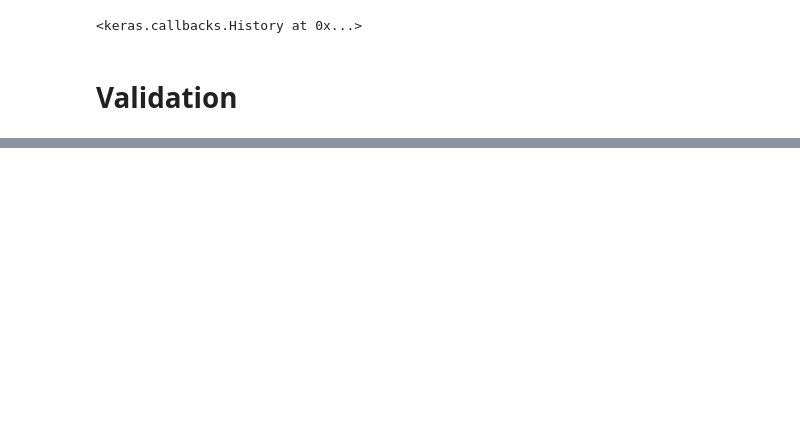
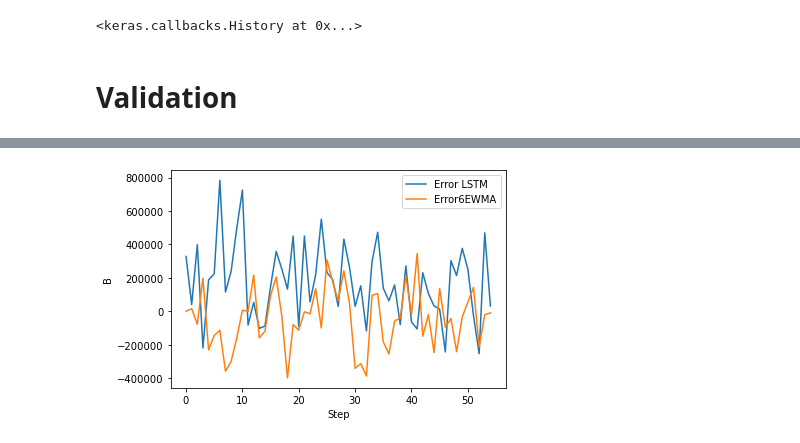
Before and after one commit to davidciria/tma-prediction-tool, a Jupyter notebook: mawi-dataset/LSTM.ipynb, the cells around one changed output, grey strips where cells are left out. Saved outputs shown, nothing was run; the diff lists cells and outputs as text; code cells hidden in the pictures; blank space fills up the shorter version.

Commit message:
Error LSTM, EWMA

```diff
--- a/mawi-dataset/LSTM.ipynb
+++ b/mawi-dataset/LSTM.ipynb
@@ -150,0 +150,19 @@ graficar_predicciones(test_set.values,prediccion)
+# %%
+import numpy as np
+import pandas as pd
+import matplotlib.pyplot as plt
+%matplotlib inline
+
+plt.plot(test_set.values[0:len(prediccion)]-prediccion, label='Error LSTM')
+
+df = pd.read_csv('clean_dataset.csv') #20190105_clean #dataset_14_08_2002
+df.head()
+df['Error6EWMA'] = df['B'].ewm(span=1).mean() - df['B'].ewm(span=6).mean()
+df['Error6EWMA'][0:len(prediccion)].plot()
+
+plt.xlabel('Step')
+plt.ylabel('B')
+plt.legend()
+plt.show()
+# %% [output]
+[figure, added]
```
Also changed, not shown: parts of 3 cells of this notebook.
